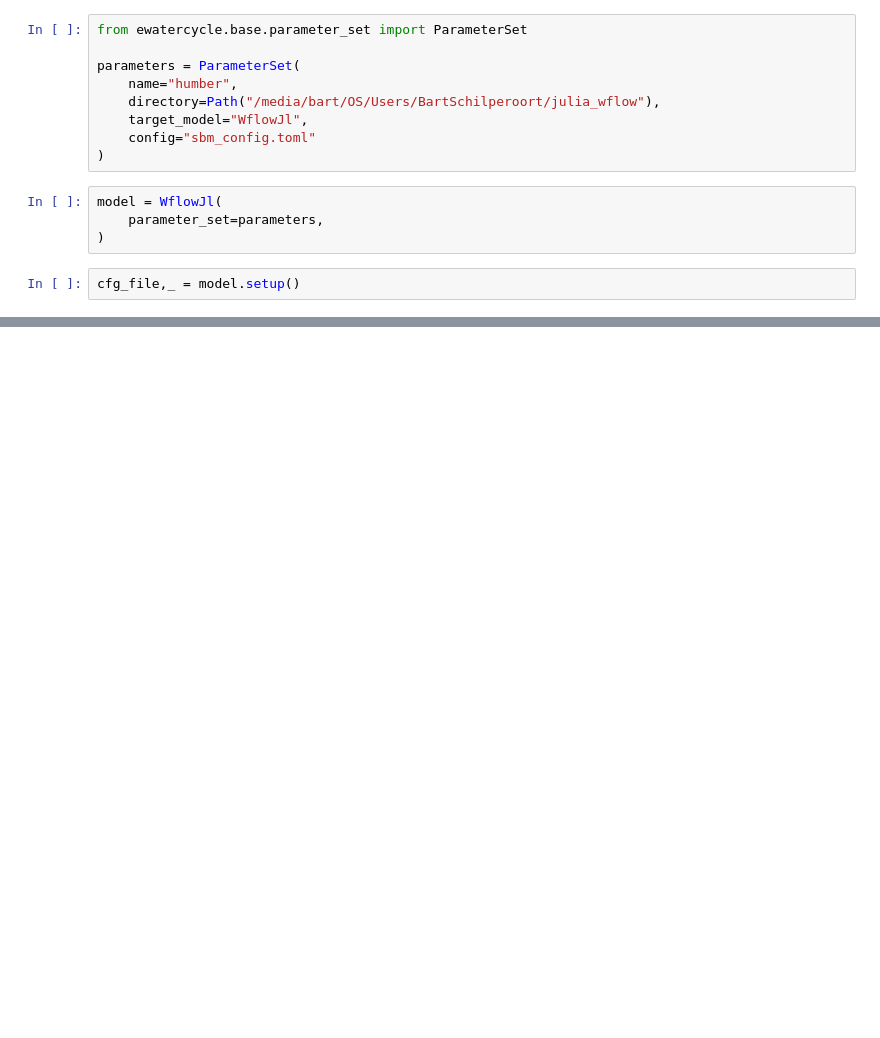
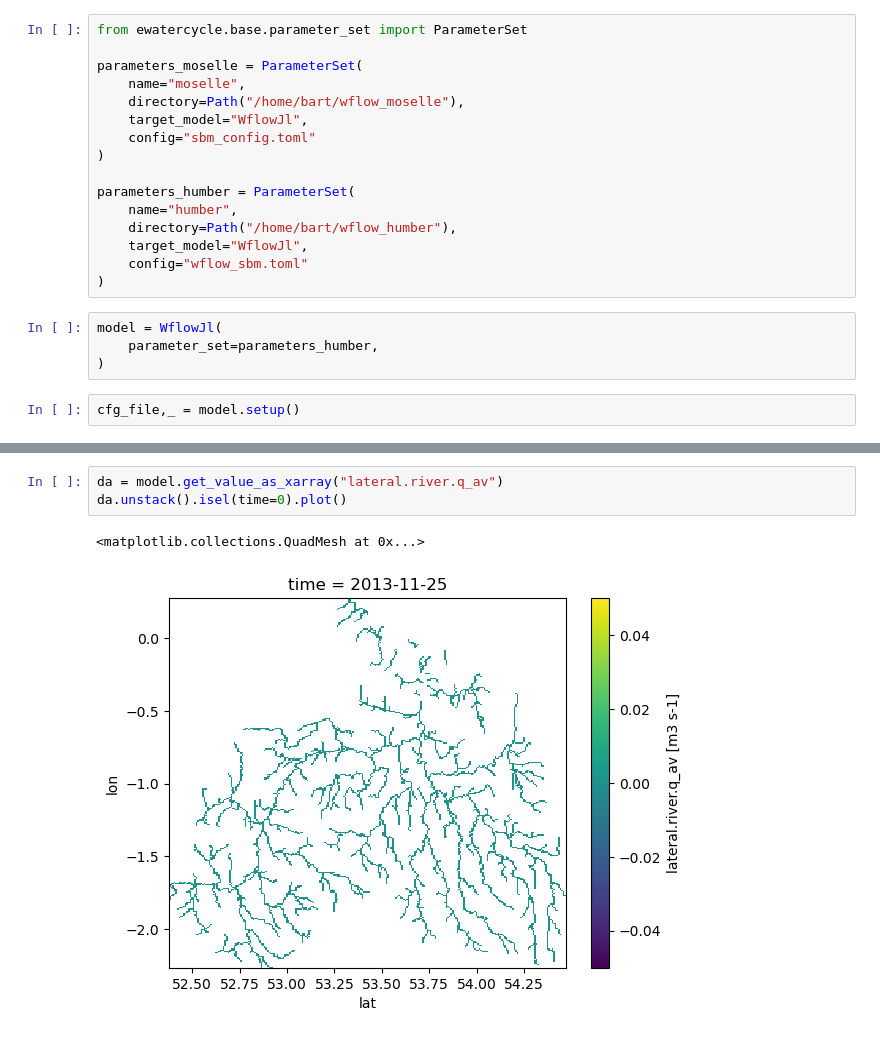
Before and after one commit to eWaterCycle/ewatercycle-wflowjl, a Jupyter notebook: test_wflowjl_local.ipynb, the cells around one changed output, grey strips where cells are left out. Saved outputs shown, nothing was run; the diff lists cells and outputs as text; blank space fills up the shorter version.

```diff
--- a/test_wflowjl_local.ipynb
+++ b/test_wflowjl_local.ipynb
@@ -14,15 +23,22 @@ from ewatercycle_wflowjl.model import WflowJl
 # %%
 from ewatercycle.base.parameter_set import ParameterSet
 
-parameters = ParameterSet(
-    name="humber",
-    directory=Path("/media/bart/OS/Users/BartSchilperoort/julia_wflow"),
+parameters_moselle = ParameterSet(
+    name="moselle",
+    directory=Path("/home/bart/wflow_moselle"),
     target_model="WflowJl",
     config="sbm_config.toml"
 )
+
+parameters_humber = ParameterSet(
+    name="humber",
+    directory=Path("/home/bart/wflow_humber"),
+    target_model="WflowJl",
+    config="wflow_sbm.toml"
+)
 # %%
 model = WflowJl(
-    parameter_set=parameters,
+    parameter_set=parameters_humber,
 )
 # %%
 cfg_file,_ = model.setup()
@@ -76,0 +66,6 @@ model.bmi.get_var_grid("lateral.river.q_av")
+# %%
+da = model.get_value_as_xarray("lateral.river.q_av")
+da.unstack().isel(time=0).plot()
+# %% [output]
+<matplotlib.collections.QuadMesh at 0x...>
+[figure, added]
```
Also changed, not shown: parts of 19 cells of this notebook, 5 other files.
